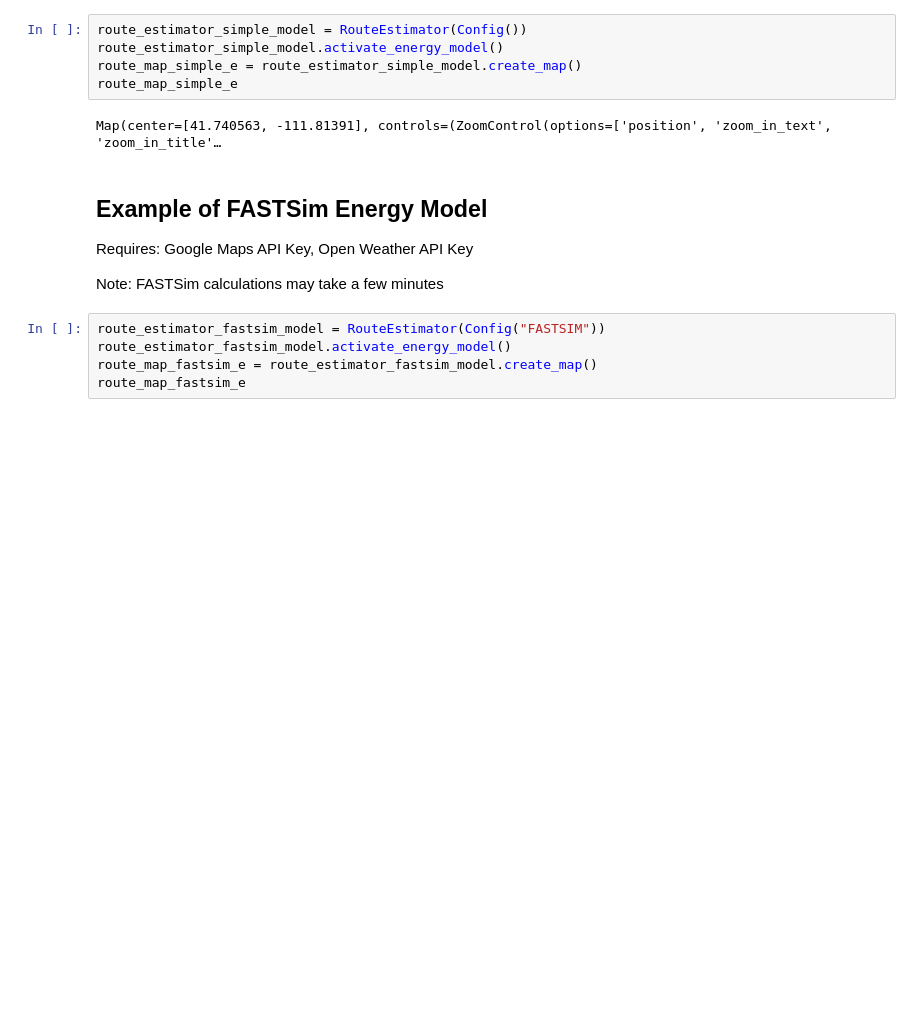
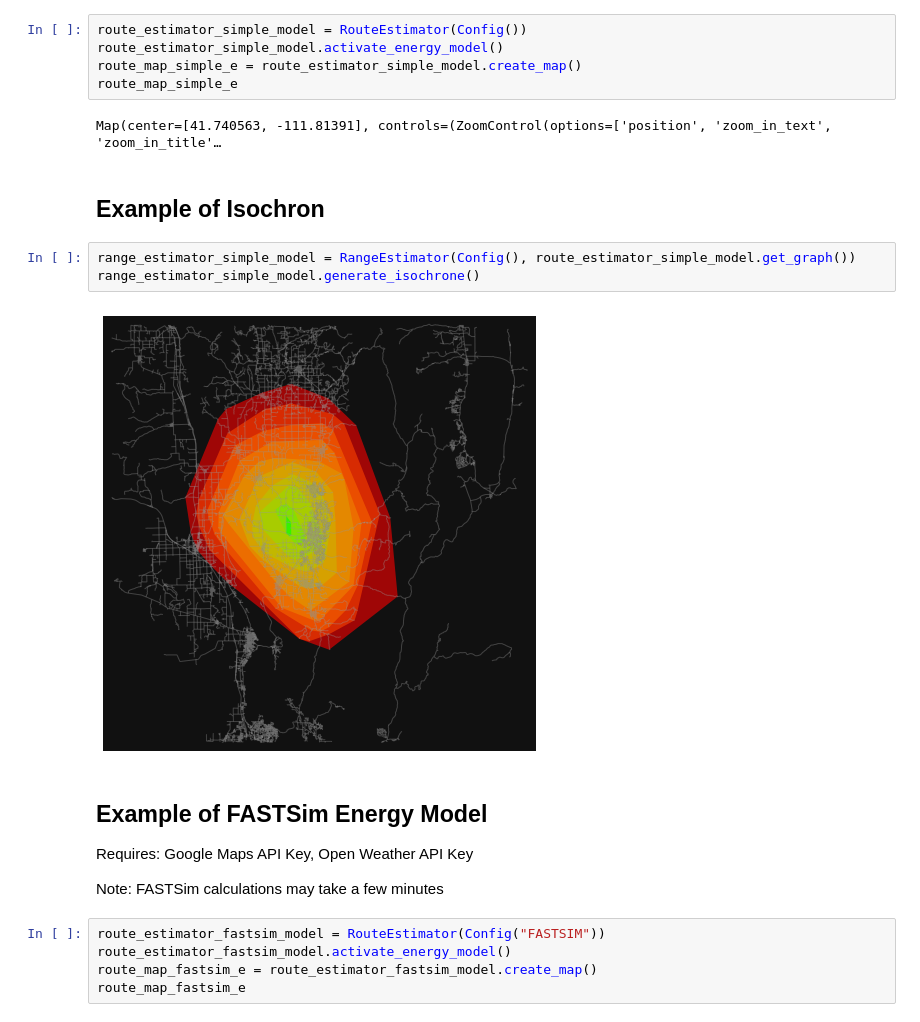
Before and after one commit to DIRECTLab/EVPRE, a Jupyter notebook: main.ipynb, the cells around one changed output. Cells and saved outputs as stored; diff of their text form; blank space fills up the shorter version.

Commit message:
fixing broken references; readding in chris's example of the isochrone

```diff
--- a/main.ipynb
+++ b/main.ipynb
@@ -30,6 +32,13 @@ route_map_simple_e = route_estimator_simple_model.create_map()
 route_map_simple_e
 # %% [output]
 Map(center=[41.740563, -111.81391], controls=(ZoomControl(options=['position', 'zoom_in_text', 'zoom_in_title'…
+# %% [markdown]
+## Example of Isochron
+# %%
+range_estimator_simple_model = RangeEstimator(Config(), route_estimator_simple_model.get_graph())
+range_estimator_simple_model.generate_isochrone()
+# %% [output]
+[figure, added]
 # %% [markdown]
  ## Example of FASTSim Energy Model
  Requires: Google Maps API Key, Open Weather API Key
```
Also changed, not shown: parts of 1 cell of this notebook, 1 other file.
